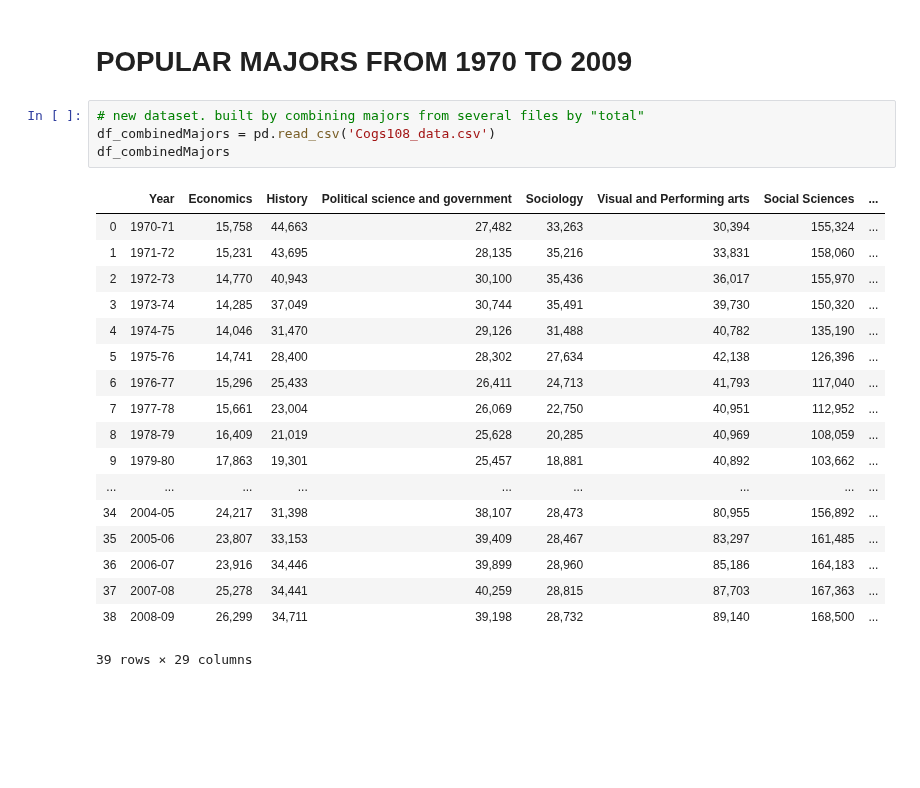
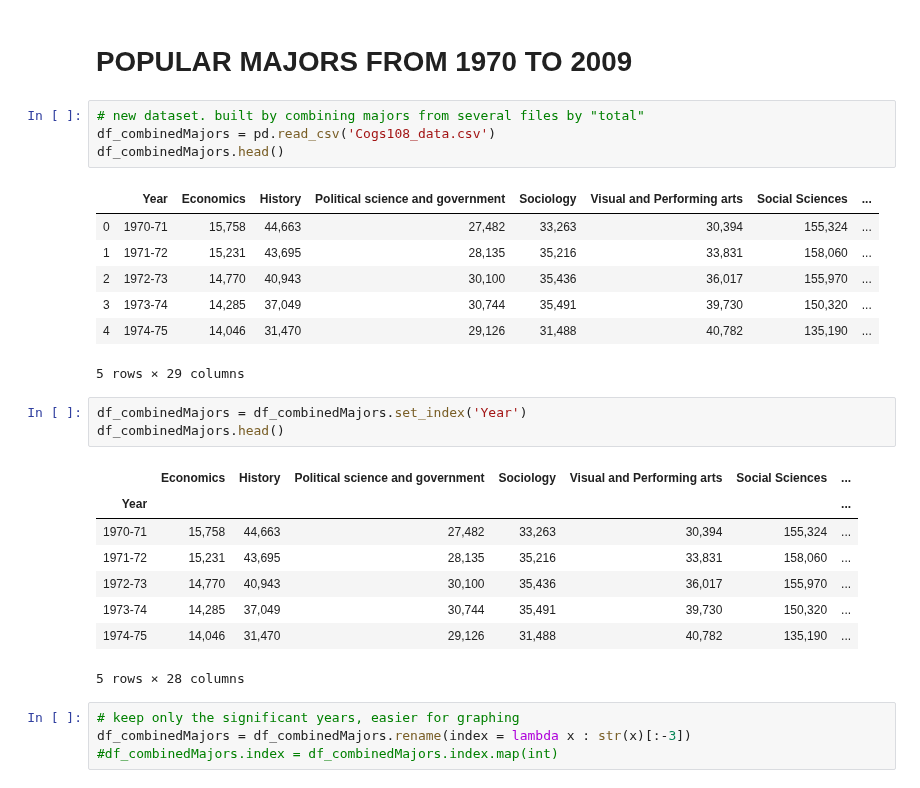
Before and after one commit to COGS108/group027, a Jupyter notebook: FinalProject.ipynb, the cells around one changed output. Cells and saved outputs as stored; diff of their text form; blank space fills up the shorter version.

Commit message:
working on df_combined

```diff
--- a/FinalProject.ipynb
+++ b/FinalProject.ipynb
@@ -291,23 +291,28 @@ df_income_expected
 # %%
 # new dataset. built by combining majors from several files by "total"
 df_combinedMajors = pd.read_csv('Cogs108_data.csv')
-df_combinedMajors
+df_combinedMajors.head()
 # %% [output]
 |  | Year | Economics | History | Political science and government | Sociology | Visual and Performing arts | Social Sciences | ... |
 | 0 | 1970-71 | 15,758 | 44,663 | 27,482 | 33,263 | 30,394 | 155,324 | ... |
 | 1 | 1971-72 | 15,231 | 43,695 | 28,135 | 35,216 | 33,831 | 158,060 | ... |
 | 2 | 1972-73 | 14,770 | 40,943 | 30,100 | 35,436 | 36,017 | 155,970 | ... |
 | 3 | 1973-74 | 14,285 | 37,049 | 30,744 | 35,491 | 39,730 | 150,320 | ... |
 | 4 | 1974-75 | 14,046 | 31,470 | 29,126 | 31,488 | 40,782 | 135,190 | ... |
-| 5 | 1975-76 | 14,741 | 28,400 | 28,302 | 27,634 | 42,138 | 126,396 | ... |
-| 6 | 1976-77 | 15,296 | 25,433 | 26,411 | 24,713 | 41,793 | 117,040 | ... |
-| 7 | 1977-78 | 15,661 | 23,004 | 26,069 | 22,750 | 40,951 | 112,952 | ... |
-| 8 | 1978-79 | 16,409 | 21,019 | 25,628 | 20,285 | 40,969 | 108,059 | ... |
-| 9 | 1979-80 | 17,863 | 19,301 | 25,457 | 18,881 | 40,892 | 103,662 | ... |
-| ... | ... | ... | ... | ... | ... | ... | ... | ... |
-| 34 | 2004-05 | 24,217 | 31,398 | 38,107 | 28,473 | 80,955 | 156,892 | ... |
-| 35 | 2005-06 | 23,807 | 33,153 | 39,409 | 28,467 | 83,297 | 161,485 | ... |
-| 36 | 2006-07 | 23,916 | 34,446 | 39,899 | 28,960 | 85,186 | 164,183 | ... |
-| 37 | 2007-08 | 25,278 | 34,441 | 40,259 | 28,815 | 87,703 | 167,363 | ... |
-| 38 | 2008-09 | 26,299 | 34,711 | 39,198 | 28,732 | 89,140 | 168,500 | ... |
-39 rows × 29 columns
+5 rows × 29 columns
+# %%
+df_combinedMajors = df_combinedMajors.set_index('Year')
+df_combinedMajors.head()
+# %% [output]
+|  | Economics | History | Political science and government | Sociology | Visual and Performing arts | Social Sciences | ... |
+| Year |  |  |  |  |  |  | ... |
+| 1970-71 | 15,758 | 44,663 | 27,482 | 33,263 | 30,394 | 155,324 | ... |
+| 1971-72 | 15,231 | 43,695 | 28,135 | 35,216 | 33,831 | 158,060 | ... |
+| 1972-73 | 14,770 | 40,943 | 30,100 | 35,436 | 36,017 | 155,970 | ... |
+| 1973-74 | 14,285 | 37,049 | 30,744 | 35,491 | 39,730 | 150,320 | ... |
+| 1974-75 | 14,046 | 31,470 | 29,126 | 31,488 | 40,782 | 135,190 | ... |
+5 rows × 28 columns
+# %%
+# keep only the significant years, easier for graphing
+df_combinedMajors = df_combinedMajors.rename(index = lambda x : str(x)[:-3])
+#df_combinedMajors.index = df_combinedMajors.index.map(int)
```
Also changed, not shown: parts of 4 cells of this notebook.
